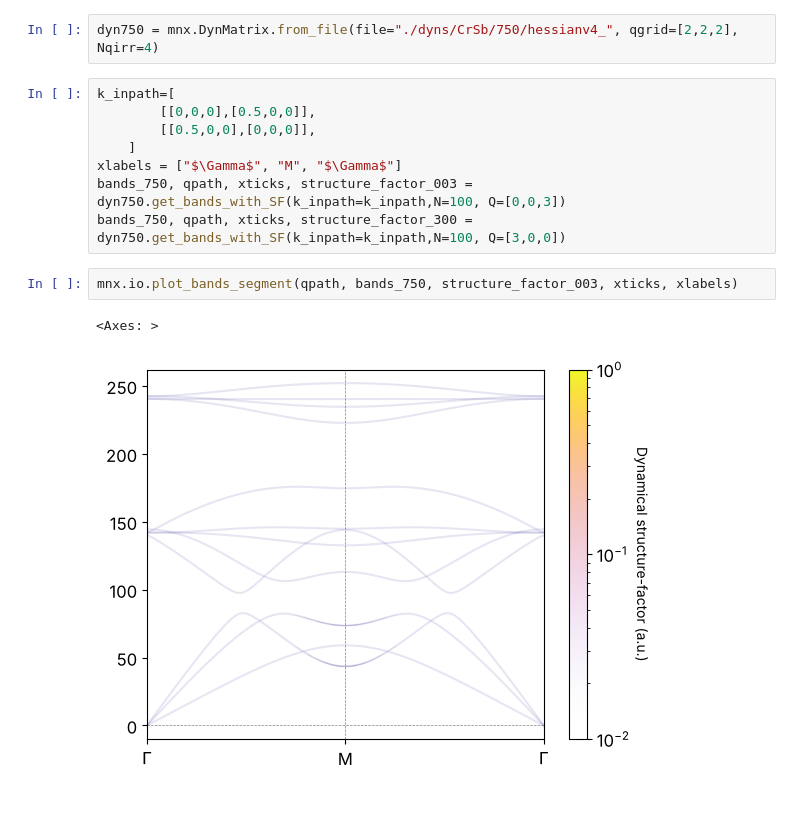
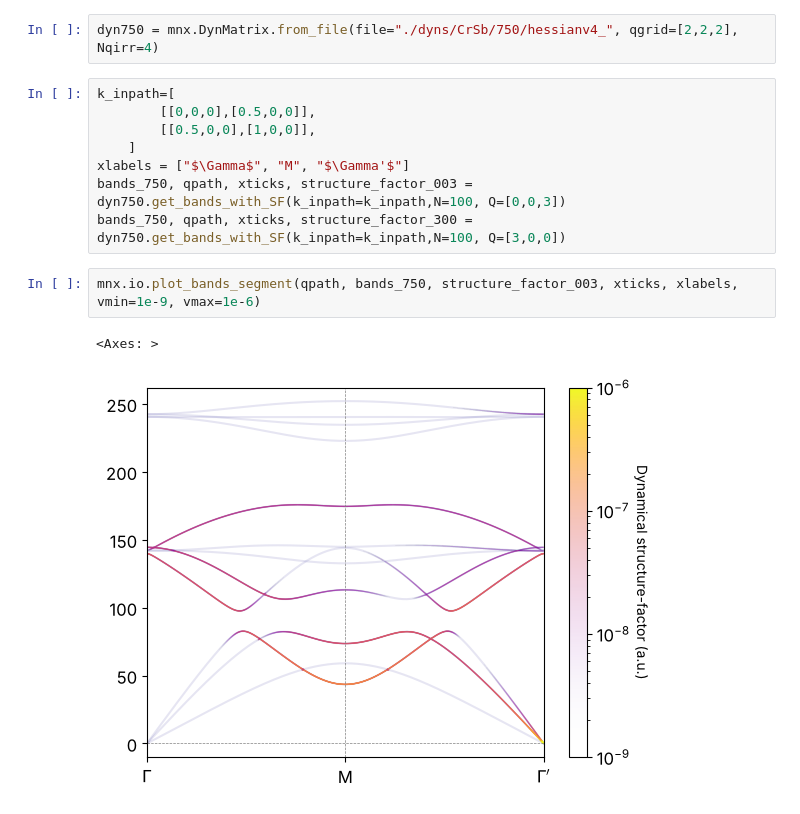
Before and after one commit to ManexAlkorta/mnx, a Jupyter notebook: Tutorial/DynMatrix.ipynb, the cells around one changed output. Drawn from its saved outputs; the diff is of its cells as text.

```diff
--- a/Tutorial/DynMatrix.ipynb
+++ b/Tutorial/DynMatrix.ipynb
@@ -495,16 +495,16 @@ dyn750 = mnx.DynMatrix.from_file(file="./dyns/CrSb/750/hessianv4_", qgrid=[2,2,2
 # %%
 k_inpath=[
         [[0,0,0],[0.5,0,0]],
-        [[0.5,0,0],[0,0,0]],
+        [[0.5,0,0],[1,0,0]],
     ]
-xlabels = ["$\Gamma$", "M", "$\Gamma$"]
+xlabels = ["$\Gamma$", "M", "$\Gamma'$"]
 bands_750, qpath, xticks, structure_factor_003 = dyn750.get_bands_with_SF(k_inpath=k_inpath,N=100, Q=[0,0,3])
 bands_750, qpath, xticks, structure_factor_300 = dyn750.get_bands_with_SF(k_inpath=k_inpath,N=100, Q=[3,0,0])
 # %%
-mnx.io.plot_bands_segment(qpath, bands_750, structure_factor_003, xticks, xlabels)
+mnx.io.plot_bands_segment(qpath, bands_750, structure_factor_003, xticks, xlabels, vmin=1e-9, vmax=1e-6)
 # %% [output]
 <Axes: >
-[figure, old version]
+[figure, new version]
 # %%
 import matplotlib.pyplot as plt
 
```
Also changed, not shown: parts of 5 cells of this notebook, 4 other files.
